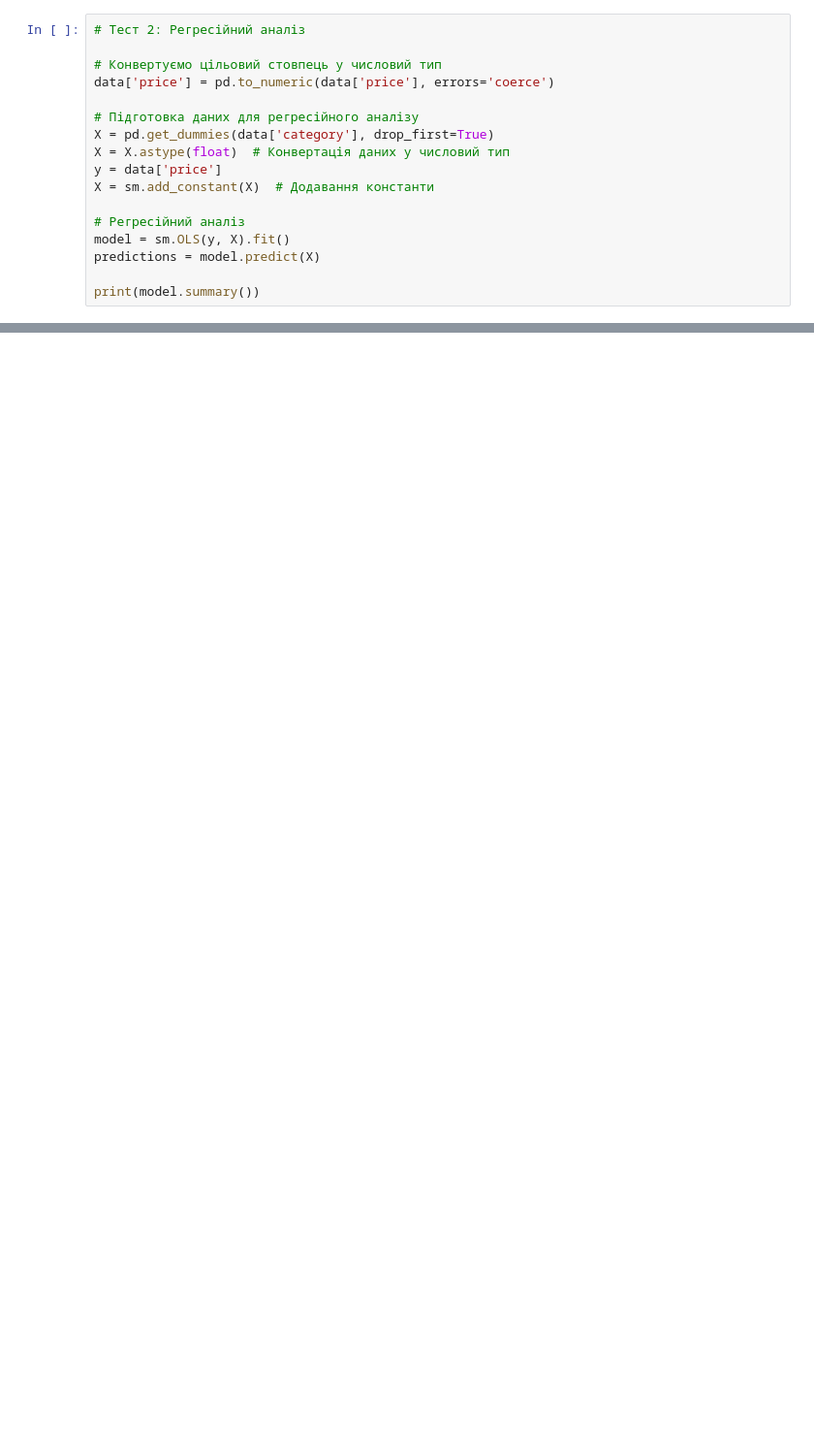
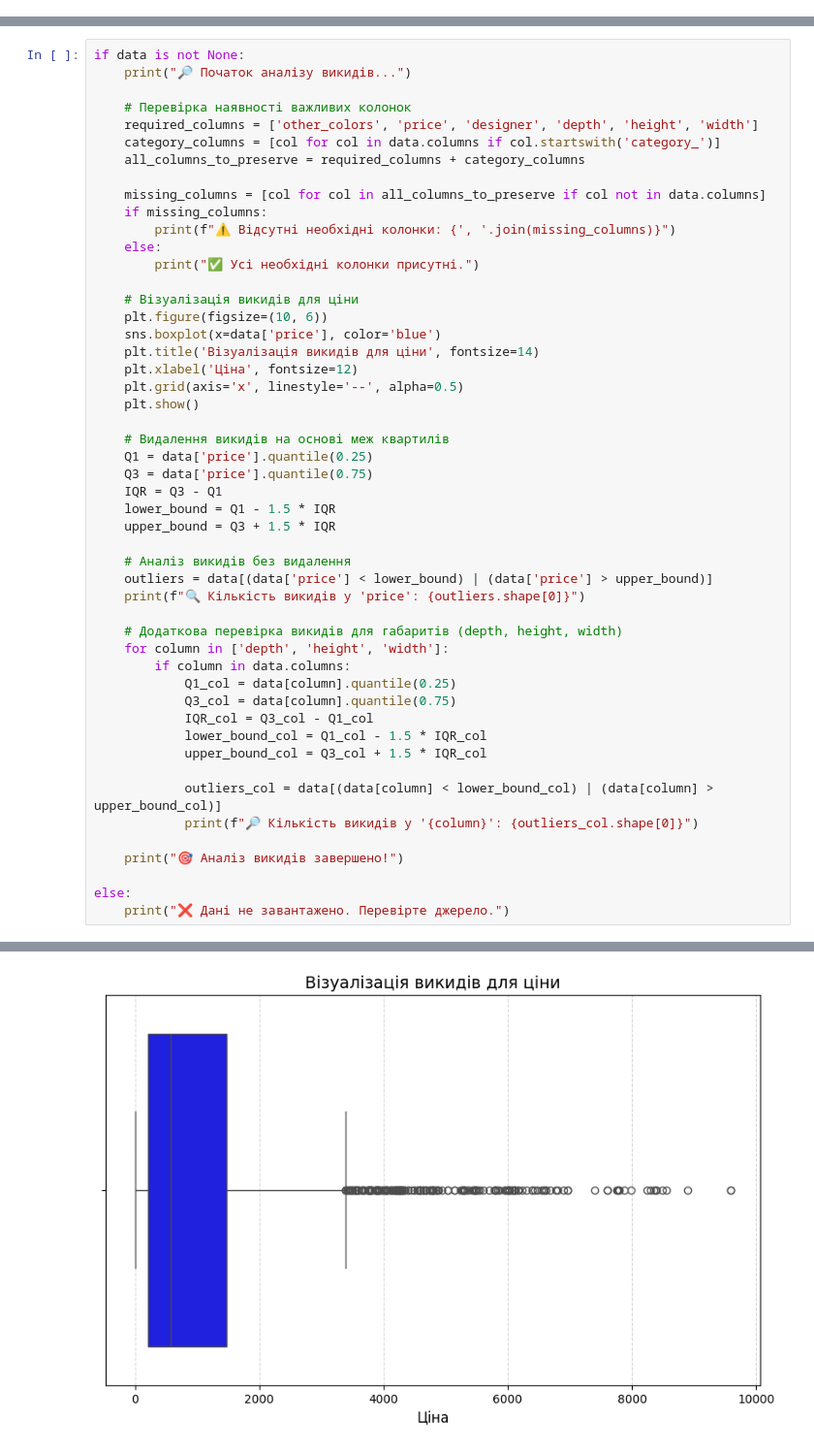
Before and after one commit to YuliiaBehun/IKEA-Furniture-Pricing-Analysis, a Jupyter notebook: IKEA Furniture Pricing Analysis.ipynb, the cells around one changed output, grey strips where cells are left out. Shown at 97% size. Cells and saved outputs as stored; diff of their text form; blank space fills up the shorter version.

```diff
--- a/IKEA Furniture Pricing Analysis.ipynb
+++ b/IKEA Furniture Pricing Analysis.ipynb
@@ -358,17 +0,0 @@ print(f"Коефіцієнт кореляції Пірсона: {pearson_corr[0]
-# %%
-# Тест 2: Регресійний аналіз
-
-# Конвертуємо цільовий стовпець у числовий тип
-data['price'] = pd.to_numeric(data['price'], errors='coerce')
-
-# Підготовка даних для регресійного аналізу
-X = pd.get_dummies(data['category'], drop_first=True)
-X = X.astype(float)  # Конвертація даних у числовий тип
-y = data['price']
-X = sm.add_constant(X)  # Додавання константи
-
-# Регресійний аналіз
-model = sm.OLS(y, X).fit()
-predictions = model.predict(X)
-
-print(model.summary())
@@ -835,0 +187,51 @@ plt.show()
+# %%
+if data is not None:
+    print("🔎 Початок аналізу викидів...")
+
+    # Перевірка наявності важливих колонок
+    required_columns = ['other_colors', 'price', 'designer', 'depth', 'height', 'width']
+    category_columns = [col for col in data.columns if col.startswith('category_')]
+    all_columns_to_preserve = required_columns + category_columns
+
+    missing_columns = [col for col in all_columns_to_preserve if col not in data.columns]
+    if missing_columns:
+        print(f"⚠️ Відсутні необхідні колонки: {', '.join(missing_columns)}")
+    else:
+        print("✅ Усі необхідні колонки присутні.")
+
+    # Візуалізація викидів для ціни
+    plt.figure(figsize=(10, 6))
+    sns.boxplot(x=data['price'], color='blue')
+    plt.title('Візуалізація викидів для ціни', fontsize=14)
+    plt.xlabel('Ціна', fontsize=12)
+    plt.grid(axis='x', linestyle='--', alpha=0.5)
+    plt.show()
+
+    # Видалення викидів на основі меж квартилів
+    Q1 = data['price'].quantile(0.25)
+    Q3 = data['price'].quantile(0.75)
+    IQR = Q3 - Q1
+    lower_bound = Q1 - 1.5 * IQR
+    upper_bound = Q3 + 1.5 * IQR
+
+    # Аналіз викидів без видалення
+    outliers = data[(data['price'] < lower_bound) | (data['price'] > upper_bound)]
+    print(f"🔍 Кількість викидів у 'price': {outliers.shape[0]}")
+
+    # Додаткова перевірка викидів для габаритів (depth, height, width)
+    for column in ['depth', 'height', 'width']:
+        if column in data.columns:
+            Q1_col = data[column].quantile(0.25)
+            Q3_col = data[column].quantile(0.75)
+            IQR_col = Q3_col - Q1_col
+            lower_bound_col = Q1_col - 1.5 * IQR_col
+            upper_bound_col = Q3_col + 1.5 * IQR_col
+
+            outliers_col = data[(data[column] < lower_bound_col) | (data[column] > upper_bound_col)]
+            print(f"🔎 Кількість викидів у '{column}': {outliers_col.shape[0]}")
+
+    print("🎯 Аналіз викидів завершено!")
+
+else:
+    print("❌ Дані не завантажено. Перевірте джерело.")
+# %% [output]
@@ -835,0 +240 @@ plt.show()
+[figure, added]
```
Also changed, not shown: parts of 77 cells of this notebook.
